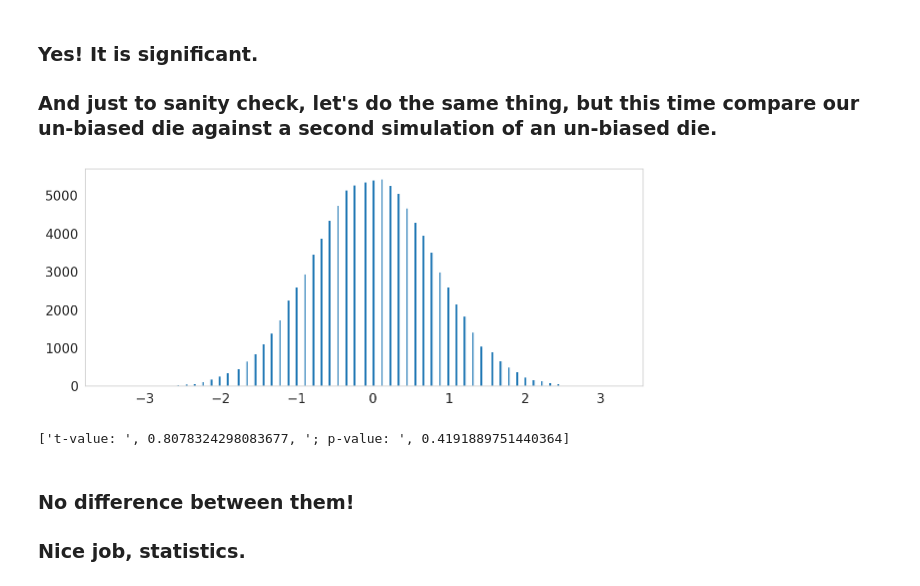
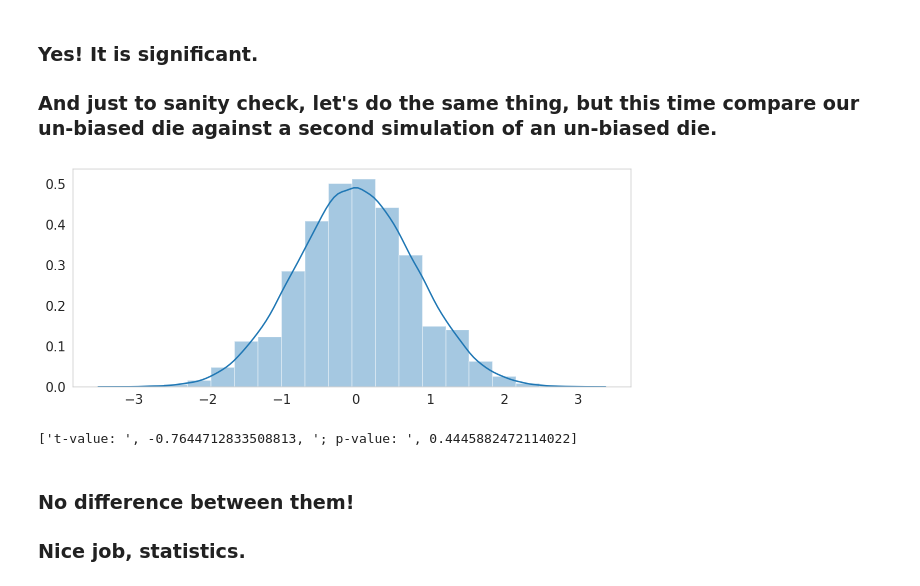
Before and after one commit to COGS108/Lectures-Fa19, a Jupyter notebook: COGS108Fa19-Lecture10.ipynb, the cells around one changed output. Cells and saved outputs as stored; diff of their text form; code cells hidden in the pictures.

```diff
--- a/COGS108Fa19-Lecture10.ipynb
+++ b/COGS108Fa19-Lecture10.ipynb
@@ -117,11 +125,13 @@ for i in range(samples):
     # this gives us a low range and a high range to average across
     # the low range (0,10,20,etc) is just i*10
     # the high range is that, plus 9
-    low_range = i*10
-    high_range = low_range+9
+    low_range = i*chuck_size
+    high_range = low_range+(chuck_size-1)
     roll_avg[i] = np.mean(simulated_rolls[low_range:high_range]) # average the chunks
 
+number_of_bins = np.size(np.unique(roll_avg))
+
 # plot the histogram!
-plt.hist(roll_avg, np.size(np.unique(roll_avg)))
+sns.distplot(roll_avg, bins=number_of_bins, kde=True)
 plt.show()
 # %% [output]
@@ -142,11 +152,11 @@ simulated_biased_rolls = rollDie(num_rolls)
 
 # we're going to replace approximately 0.5% of each non-six result with a 6 to simulated a biased die
 percent_bias = 0.005
-replace_size = np.around((num_rolls/number_of_bins)*percent_bias)
+replace_size = np.around((num_rolls/unique_numbers)*percent_bias)
 replace_size = replace_size.astype(int)
 
 # loop from 1 to 5
-for i in range((number_of_bins-1)):
+for i in range((unique_numbers-1)):
     idx = np.where(simulated_biased_rolls==(i+1)) # find each instance of i+1 as the die result
     replace_idx = np.random.choice(idx[0], size=replace_size, replace=True)
     simulated_biased_rolls[replace_idx] = 6
@@ -163,16 +173,18 @@ plt.show()
 ### Okay it looks like there's a <em>little</em> bump at 6, but it's not hugely obvious.
 ### Let's look at the histogram of the sampels from the biased rolls and see if we see anything obvious.
 # %%
-chuck_size = 10
-samples = num_rolls//chuck_size
+chunk_size = 10
+samples = num_rolls//chunk_size
 biased_roll_avg = np.zeros((samples, 1))
 
 for i in range(samples):
-    low_range = i*10
-    high_range = low_range+9
+    low_range = i*chunk_size
+    high_range = low_range+(chunk_size-1)
     biased_roll_avg[i] = np.mean(simulated_biased_rolls[low_range:high_range]) # average the chunks
 
+number_of_bins = np.size(np.unique(biased_roll_avg))
+
 # plot the histogram!
-plt.hist(biased_roll_avg, np.size(np.unique(biased_roll_avg)))
+sns.distplot(biased_roll_avg, bins=number_of_bins, kde=True)
 plt.show()
 # %% [output]
@@ -196,19 +208,19 @@ np.mean(biased_roll_avg)
 ### Armed with this, we can now perform a very simple independent samples t-ttest of the distribution of the differences against the assumption that the mean of the differences should be 0.
 # %%
 # get the distribution of the differences of means
-chuck_size = 10
-samples = num_rolls//chuck_size
+chunk_size = 10
+samples = num_rolls//chunk_size
 roll_diff = np.zeros((samples, 1))
 
 for i in range(samples):
-    low_range = i*10
-    high_range = low_range+9
+    low_range = i*chunk_size
+    high_range = low_range+(chunk_size-1)
     # get the mean of the differences between the die
     clean_mean = np.mean(simulated_rolls[low_range:high_range])
     biased_mean = np.mean(simulated_biased_rolls[low_range:high_range])
     roll_diff[i] = biased_mean-clean_mean
 
 # plot the histogram!
-plt.hist(roll_diff, np.size(np.unique(roll_diff)))
+sns.distplot(roll_diff, bins=20, kde=True)
 plt.show()
 # %% [output]
@@ -232,27 +244,27 @@ print(['t-value: ', t[0], '; p-value: ', p[0]])
 # %%
 simulated_rolls_taketwo = rollDie(num_rolls) # simulate a second, unbiased set of rolls
 
-chuck_size = 10
-samples = num_rolls//chuck_size
+chunk_size = 10
+samples = num_rolls//chunk_size
 unbiased_roll_diff = np.zeros((samples, 1))
 
 for i in range(samples):
-    low_range = i*10
-    high_range = low_range+9
+    low_range = i*chunk_size
+    high_range = low_range+(chunk_size-1)
     # get the mean of the differences between the die
     clean_mean = np.mean(simulated_rolls[low_range:high_range])
     clean_mean_taketwo = np.mean(simulated_rolls_taketwo[low_range:high_range])
     unbiased_roll_diff[i] = clean_mean_taketwo-clean_mean
 
 # plot the histogram!
-plt.hist(unbiased_roll_diff, np.size(np.unique(unbiased_roll_diff)))
+sns.distplot(unbiased_roll_diff, bins=20, kde=True)
 plt.show()
 t,p = stats.ttest_1samp(unbiased_roll_diff, popmean=0) # compare our differences against the
                                                          # null, which is a mean of 0
 print(['t-value: ', t[0], '; p-value: ', p[0]])
 # %% [output]
-[figure, old version]
+[figure, new version]
-['t-value: ', 0.8078324298083677, '; p-value: ', 0.4191889751440364]
+['t-value: ', -0.7644712833508813, '; p-value: ', 0.4445882472114022]
 # %% [markdown]
 ### No difference between them!
 
```
Also changed, not shown: parts of 16 cells of this notebook.
